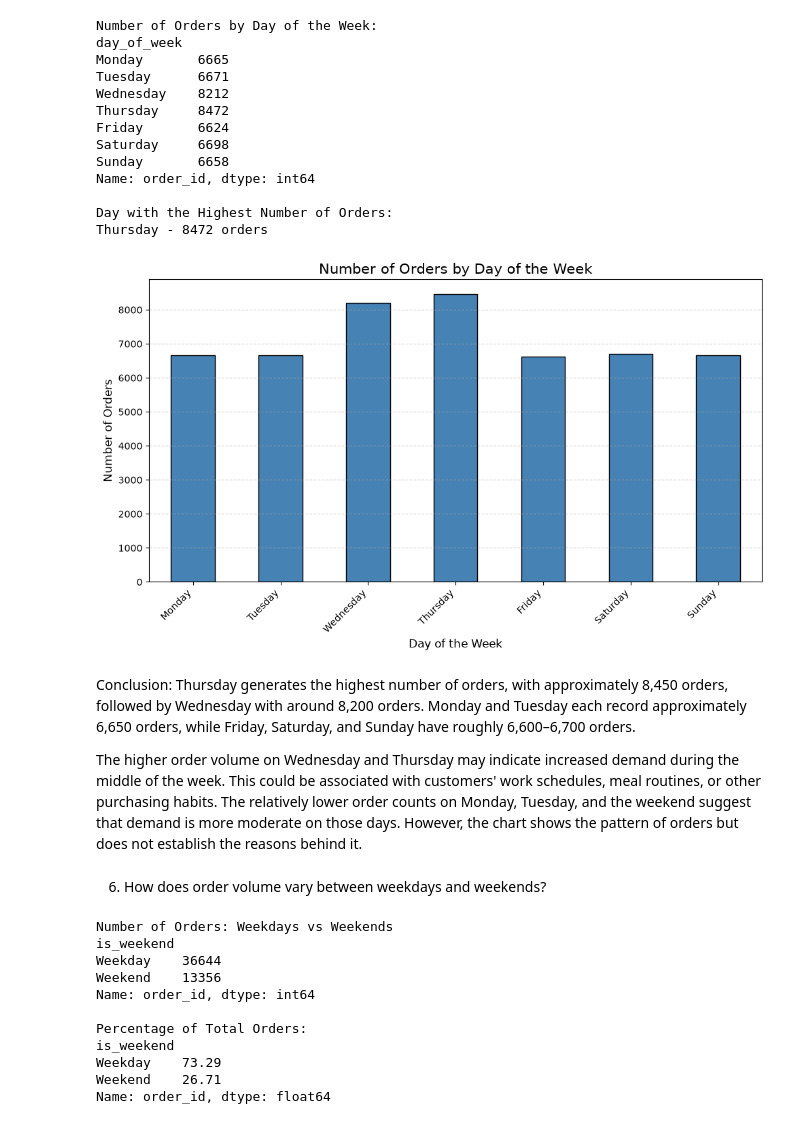
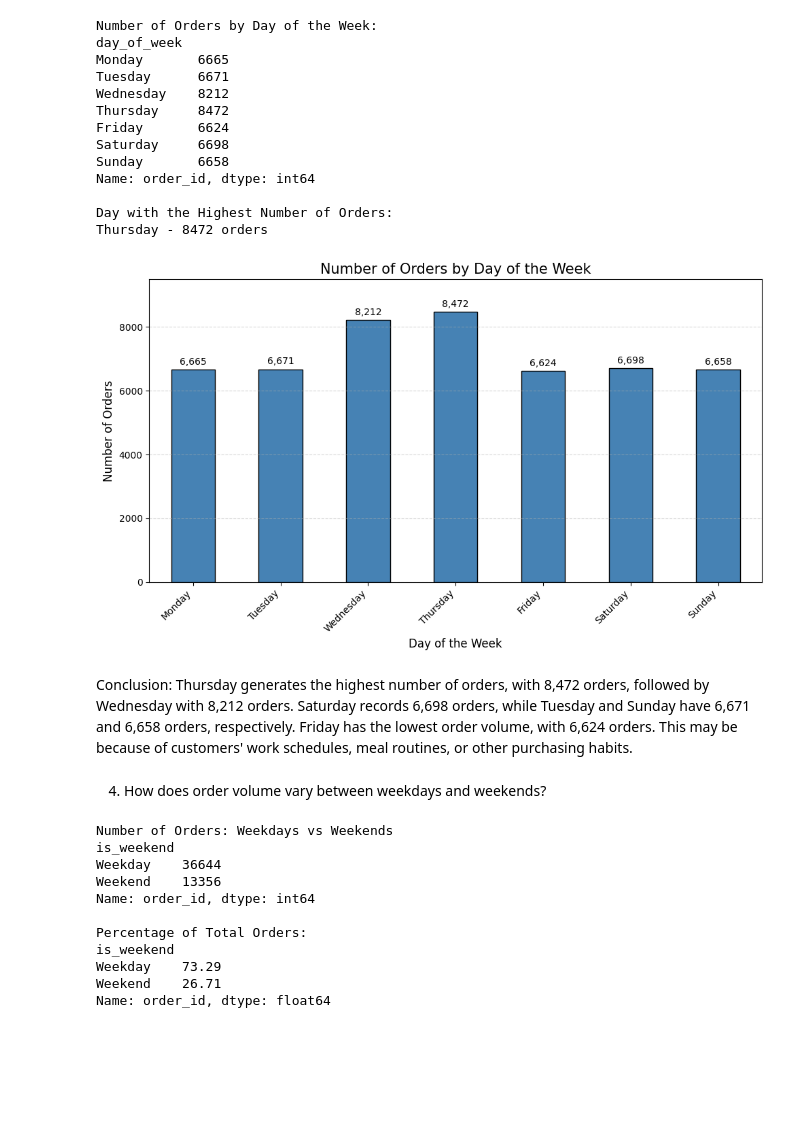
Before and after one commit to gokul-raj-c/Data-Science, a Jupyter notebook: EDA Project/Food_Delivery.ipynb, the cells around one changed output. Cells and saved outputs as stored; diff of their text form; code cells hidden in the pictures; blank space fills up the shorter version.

```diff
--- a/EDA Project/Food_Delivery.ipynb
+++ b/EDA Project/Food_Delivery.ipynb
@@ -1136,27 +1048,35 @@ Thursday - 8472 orders
 # %%
 plt.figure(figsize=(10, 6))
 
-weekday_orders.plot(
+ax = weekday_orders.plot(
     kind='bar',
     color='steelblue',
     edgecolor='black'
 )
 
 plt.title('Number of Orders by Day of the Week', fontsize=15)
 plt.xlabel('Day of the Week', fontsize=12)
 plt.ylabel('Number of Orders', fontsize=12)
 plt.xticks(rotation=45, ha='right')
+
+# Display values above each bar
+ax.bar_label(
+    ax.containers[0],
+    labels=[f'{value:,.0f}' for value in weekday_orders.values],
+    padding=3
+)
+
+plt.ylim(0, weekday_orders.max() * 1.12)
 plt.grid(axis='y', linestyle='--', alpha=0.5)
 plt.tight_layout()
 plt.show()
 # %% [output]
-[figure, old version]
+[figure, new version]
 # %% [markdown]
-Conclusion: Thursday generates the highest number of orders, with approximately 8,450 orders, followed by Wednesday with around 8,200 orders. Monday and Tuesday each record approximately 6,650 orders, while Friday, Saturday, and Sunday have roughly 6,600–6,700 orders.
-
-The higher order volume on Wednesday and Thursday may indicate increased demand during the middle of the week. This could be associated with customers' work schedules, meal routines, or other purchasing habits. The relatively lower order counts on Monday, Tuesday, and the weekend suggest that demand is more moderate on those days. However, the chart shows the pattern of orders but does not establish the reasons behind it.
+Conclusion: Thursday generates the highest number of orders, with 8,472 orders, followed by Wednesday with 8,212 orders. Saturday records 6,698 orders, while Tuesday and Sunday have 6,671 and 6,658 orders, respectively. Friday has the lowest order volume, with 6,624 orders.
+This may be because of customers' work schedules, meal routines, or other purchasing habits.
 # %% [markdown]
-6. How does order volume vary between weekdays and weekends?
+4. How does order volume vary between weekdays and weekends?
 # %%
 # Group orders into weekdays and weekends
 day_type_orders = (
```
Also changed, not shown: parts of 81 cells of this notebook, 1 other file.
